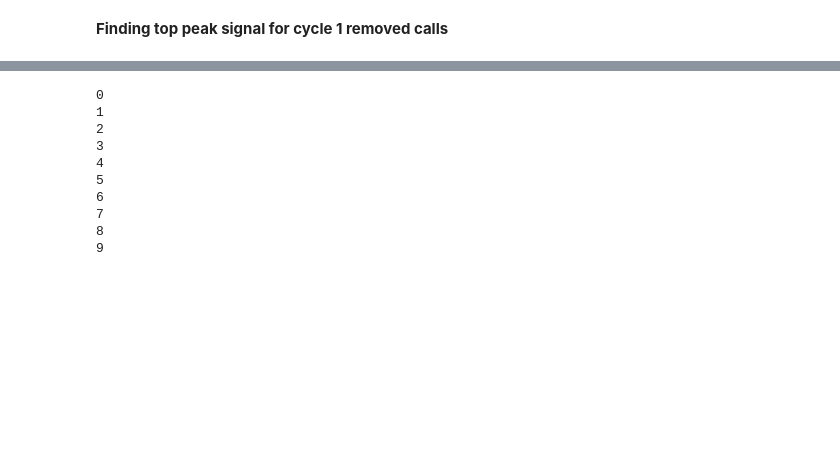
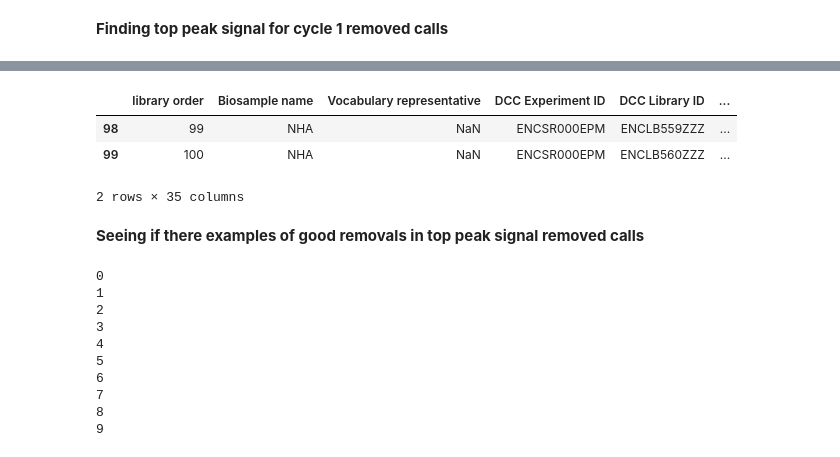
Before and after one commit to meuleman/gilbertAPI, a Jupyter notebook: recommendersystems/NMF/DHS/quality_of_NMF_fill_in_individual_call_signal_profile_examples_100unique_per_cycle.ipynb, the cells around one changed output, grey strips where cells are left out. Saved outputs shown, nothing was run; the diff lists cells and outputs as text; code cells hidden in the pictures; blank space fills up the shorter version.

```diff
--- a/recommendersystems/NMF/DHS/quality_of_NMF_fill_in_individual_call_signal_profile_examples_100unique_per_cycle.ipynb
+++ b/recommendersystems/NMF/DHS/quality_of_NMF_fill_in_individual_call_signal_profile_examples_100unique_per_cycle.ipynb
@@ -55,0 +151,7 @@ biosample_df = pd.read_csv(tsv_file, delimiter="\t")
+# %%
+biosample_df[biosample_df['Biosample name']=='NHA']
+# %% [output]
+|  | library order | Biosample name | Vocabulary representative | DCC Experiment ID | DCC Library ID | ... |
+| 98 | 99 | NHA | NaN | ENCSR000EPM | ENCLB559ZZZ | ... |
+| 99 | 100 | NHA | NaN | ENCSR000EPM | ENCLB560ZZZ | ... |
+2 rows × 35 columns
@@ -56 +325,3 @@ biosample_df = pd.read_csv(tsv_file, delimiter="\t")
+# %% [markdown]
+**Seeing if there examples of good removals in top peak signal removed calls**
 # %%
```
Also changed, not shown: parts of 17 cells of this notebook.
